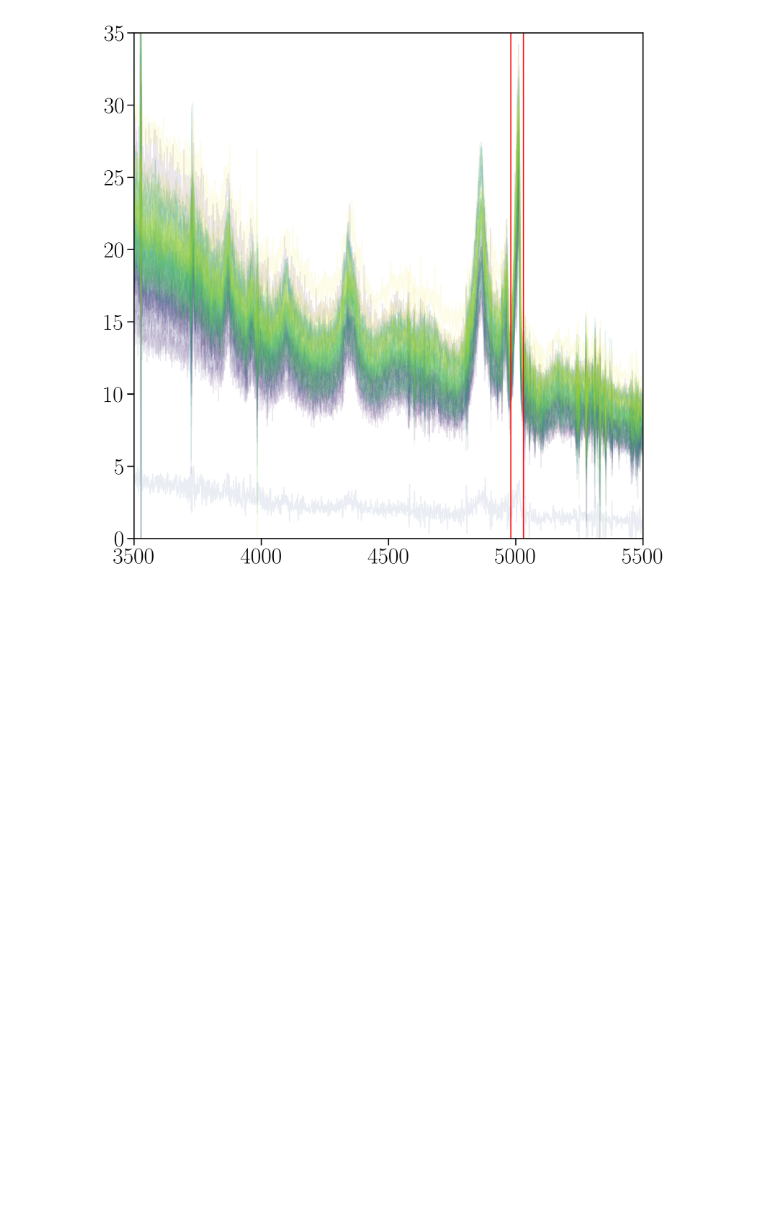
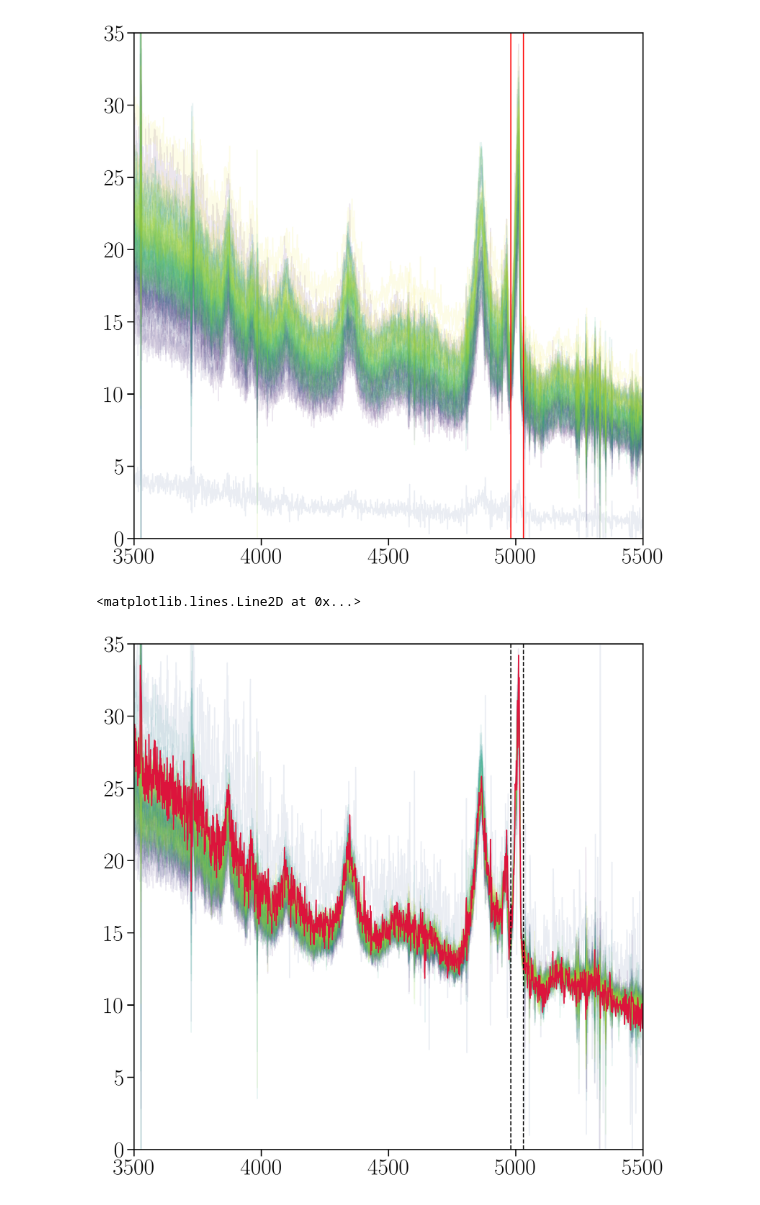
Before and after one commit to Collin-Dabbieri/DownloadRM, a Jupyter notebook: PlotSpectra.ipynb, the cells around one changed output. Drawn from its saved outputs; the diff is of its cells as text; code cells hidden in the pictures; blank space fills up the shorter version.

```diff
--- a/PlotSpectra.ipynb
+++ b/PlotSpectra.ipynb
@@ -60,3 +62,33 @@ plt.axvline(5030,c='r')
 # %% [output]
 <matplotlib.lines.Line2D at 0x...>
 [figure]
+# %%
+WL_bands=[[4980,5030]]
+
+#normalize everything to the first spectrum
+data=np.load(spectra_paths_sorted[0],allow_pickle=True)
+WL0=data.item().get('WL')
+INT0=data.item().get('INT')
+ERR0=data.item().get('ERR')
+
+
+for i in range(1,len(spectra_paths_sorted)):
+    fraction=i/len(spectra_paths_sorted)
+    data=np.load(spectra_paths_sorted[i],allow_pickle=True)
+    WL=data.item().get('WL')
+    INT=data.item().get('INT')
+    ERR=data.item().get('ERR')
+
+    wave,spec0,err_spec0,spec,err_spec=rebin(WL0,WL,INT0,INT,ERR0,ERR)
+
+    a,b=normalize(wave,spec,spec0,WL_bands,coeff_constraint=0.2)
+    spec_norm=a*spec+b
+
+    plt.plot(wave,spec_norm,c=cmap(fraction),alpha=0.1)
+plt.plot(WL0,INT0,c='crimson')
+plt.axis([3500,5500,0,35])
+plt.axvline(4980,c='k',ls='--')
+plt.axvline(5030,c='k',ls='--')
+# %% [output]
+<matplotlib.lines.Line2D at 0x...>
+[figure, added]
```
Also changed, not shown: parts of 1 cell of this notebook.
